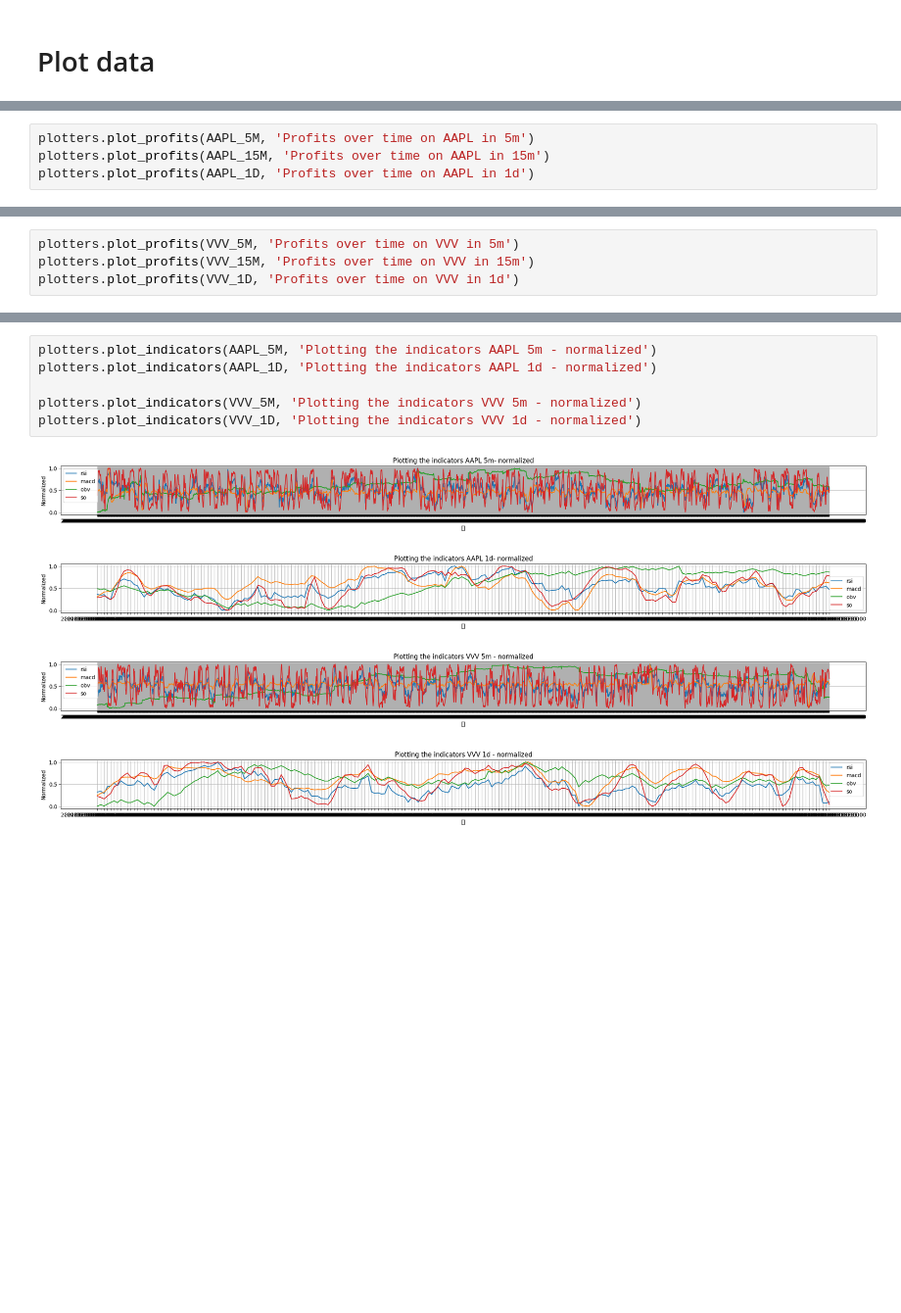
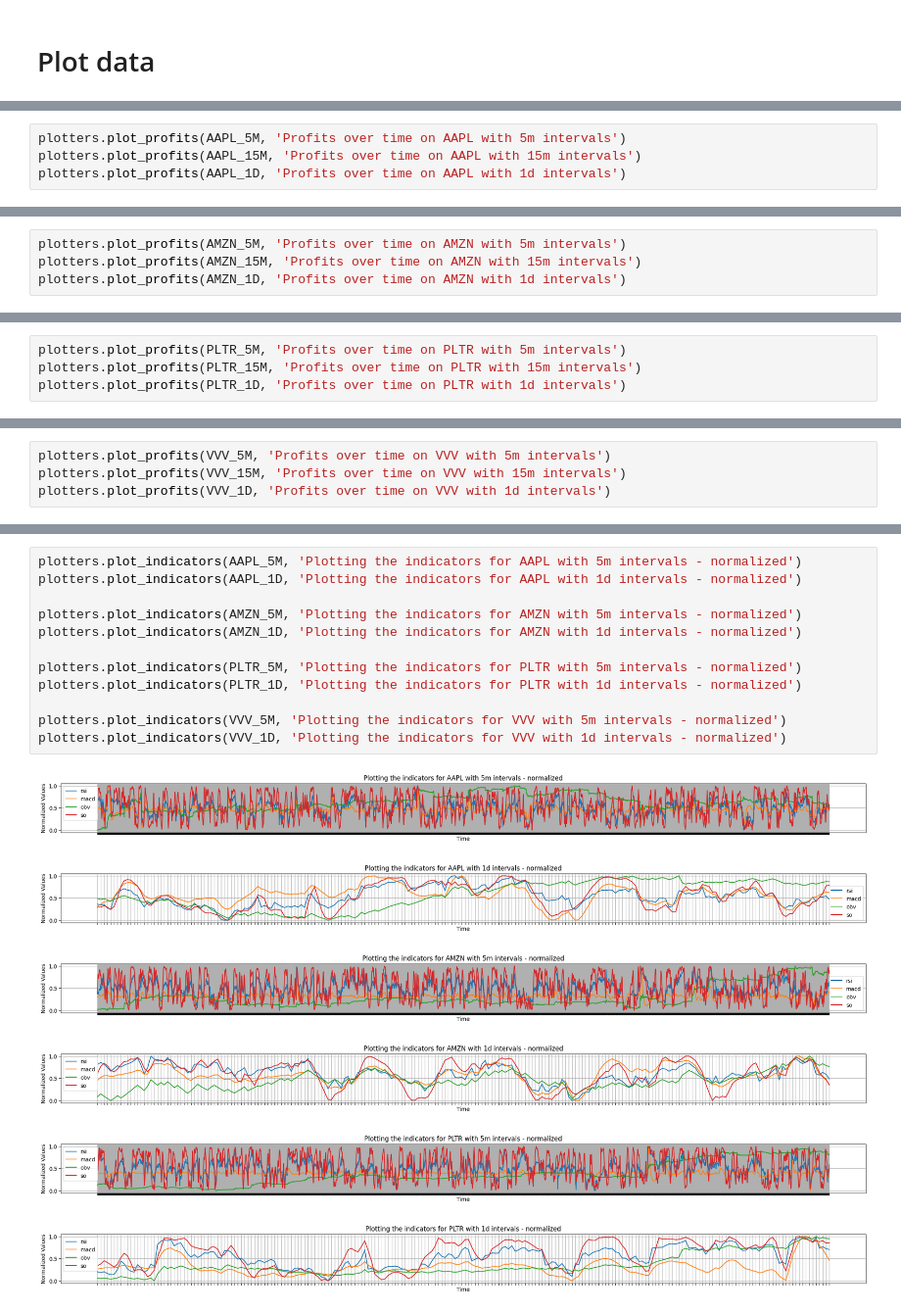
Before and after one commit to SeanMarcusJensen/ACIT4620-STOCK-FIS, a Jupyter notebook: main.ipynb, the cells around one changed output, grey strips where cells are left out. Shown at 98% size. Cells and saved outputs as stored; diff of their text form; blank space fills up the shorter version.

```diff
--- a/main.ipynb
+++ b/main.ipynb
@@ -105,5 +134,5 @@ Total sales: 12
 # %%
-plotters.plot_profits(AAPL_5M, 'Profits over time on AAPL in 5m')
-plotters.plot_profits(AAPL_15M, 'Profits over time on AAPL in 15m')
-plotters.plot_profits(AAPL_1D, 'Profits over time on AAPL in 1d')
+plotters.plot_profits(AAPL_5M, 'Profits over time on AAPL with 5m intervals')
+plotters.plot_profits(AAPL_15M, 'Profits over time on AAPL with 15m intervals')
+plotters.plot_profits(AAPL_1D, 'Profits over time on AAPL with 1d intervals')
 # %% [output]
@@ -112,0 +144,4 @@ plotters.plot_profits(AAPL_1D, 'Profits over time on AAPL in 1d')
+# %%
+plotters.plot_profits(AMZN_5M, 'Profits over time on AMZN with 5m intervals')
+plotters.plot_profits(AMZN_15M, 'Profits over time on AMZN with 15m intervals')
+plotters.plot_profits(AMZN_1D, 'Profits over time on AMZN with 1d intervals')
@@ -112,0 +154,4 @@ plotters.plot_profits(AAPL_1D, 'Profits over time on AAPL in 1d')
+# %%
+plotters.plot_profits(PLTR_5M, 'Profits over time on PLTR with 5m intervals')
+plotters.plot_profits(PLTR_15M, 'Profits over time on PLTR with 15m intervals')
+plotters.plot_profits(PLTR_1D, 'Profits over time on PLTR with 1d intervals')
@@ -113,5 +164,5 @@ plotters.plot_profits(AAPL_1D, 'Profits over time on AAPL in 1d')
 # %%
-plotters.plot_profits(VVV_5M, 'Profits over time on VVV in 5m')
-plotters.plot_profits(VVV_15M, 'Profits over time on VVV in 15m')
-plotters.plot_profits(VVV_1D, 'Profits over time on VVV in 1d')
+plotters.plot_profits(VVV_5M, 'Profits over time on VVV with 5m intervals')
+plotters.plot_profits(VVV_15M, 'Profits over time on VVV with 15m intervals')
+plotters.plot_profits(VVV_1D, 'Profits over time on VVV with 1d intervals')
 # %% [output]
@@ -123,11 +174,19 @@ plotters.plot_profits(VVV_1D, 'Profits over time on VVV in 1d')
 # %%
-plotters.plot_indicators(AAPL_5M, 'Plotting the indicators AAPL 5m - normalized')
-plotters.plot_indicators(AAPL_1D, 'Plotting the indicators AAPL 1d - normalized')
+plotters.plot_indicators(AAPL_5M, 'Plotting the indicators for AAPL with 5m intervals - normalized')
+plotters.plot_indicators(AAPL_1D, 'Plotting the indicators for AAPL with 1d intervals - normalized')
 
-plotters.plot_indicators(VVV_5M, 'Plotting the indicators VVV 5m - normalized')
-plotters.plot_indicators(VVV_1D, 'Plotting the indicators VVV 1d - normalized')
+plotters.plot_indicators(AMZN_5M, 'Plotting the indicators for AMZN with 5m intervals - normalized')
+plotters.plot_indicators(AMZN_1D, 'Plotting the indicators for AMZN with 1d intervals - normalized')
+
+plotters.plot_indicators(PLTR_5M, 'Plotting the indicators for PLTR with 5m intervals - normalized')
+plotters.plot_indicators(PLTR_1D, 'Plotting the indicators for PLTR with 1d intervals - normalized')
+
+plotters.plot_indicators(VVV_5M, 'Plotting the indicators for VVV with 5m intervals - normalized')
+plotters.plot_indicators(VVV_1D, 'Plotting the indicators for VVV with 1d intervals - normalized')
 # %% [output]
-[figure, old version]
+[figure, new version]
-[figure, old version]
+[figure, new version]
-[figure, old version]
+[figure, new version]
-[figure, old version]
+[figure, new version]
+[figure, added]
+[figure, added]
```
Also changed, not shown: parts of 24 cells of this notebook, 1 other file.
